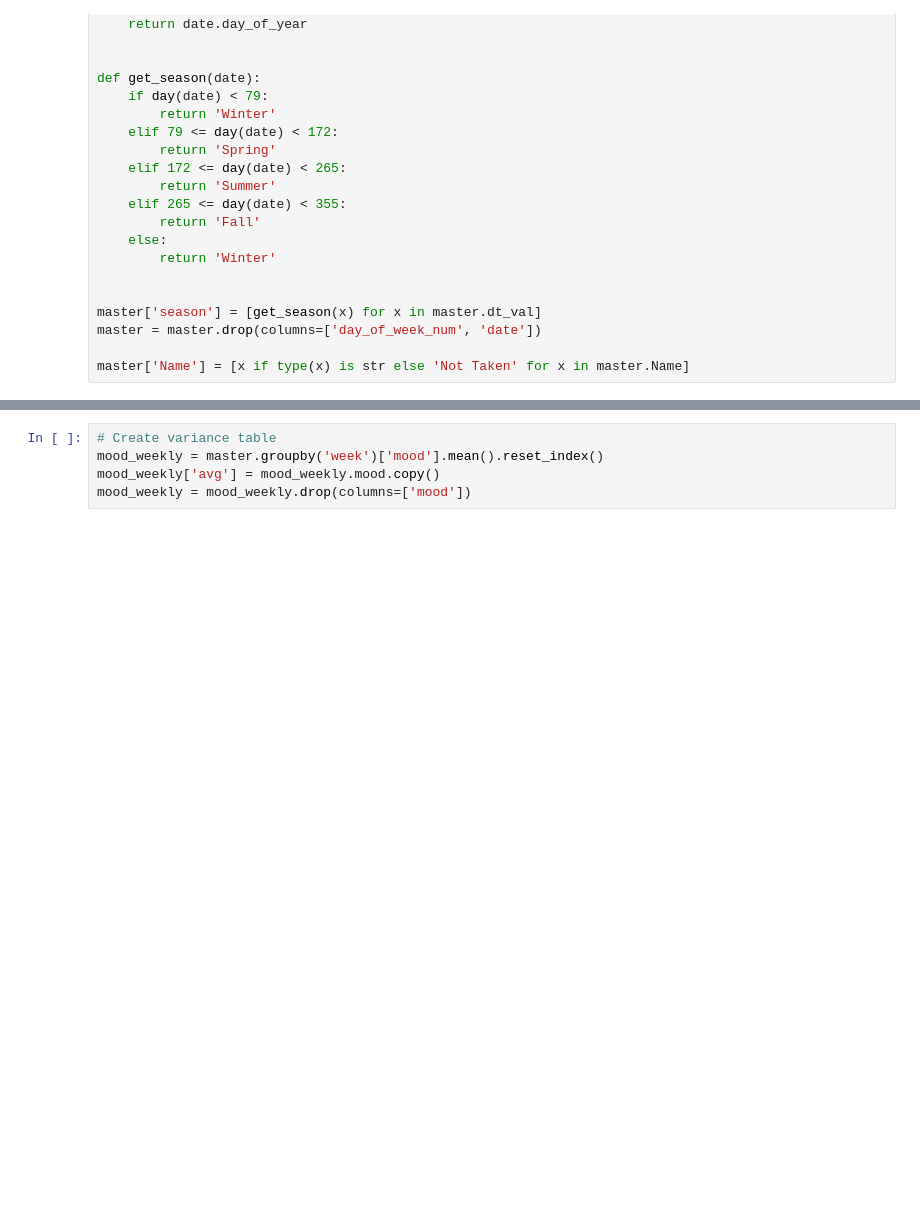
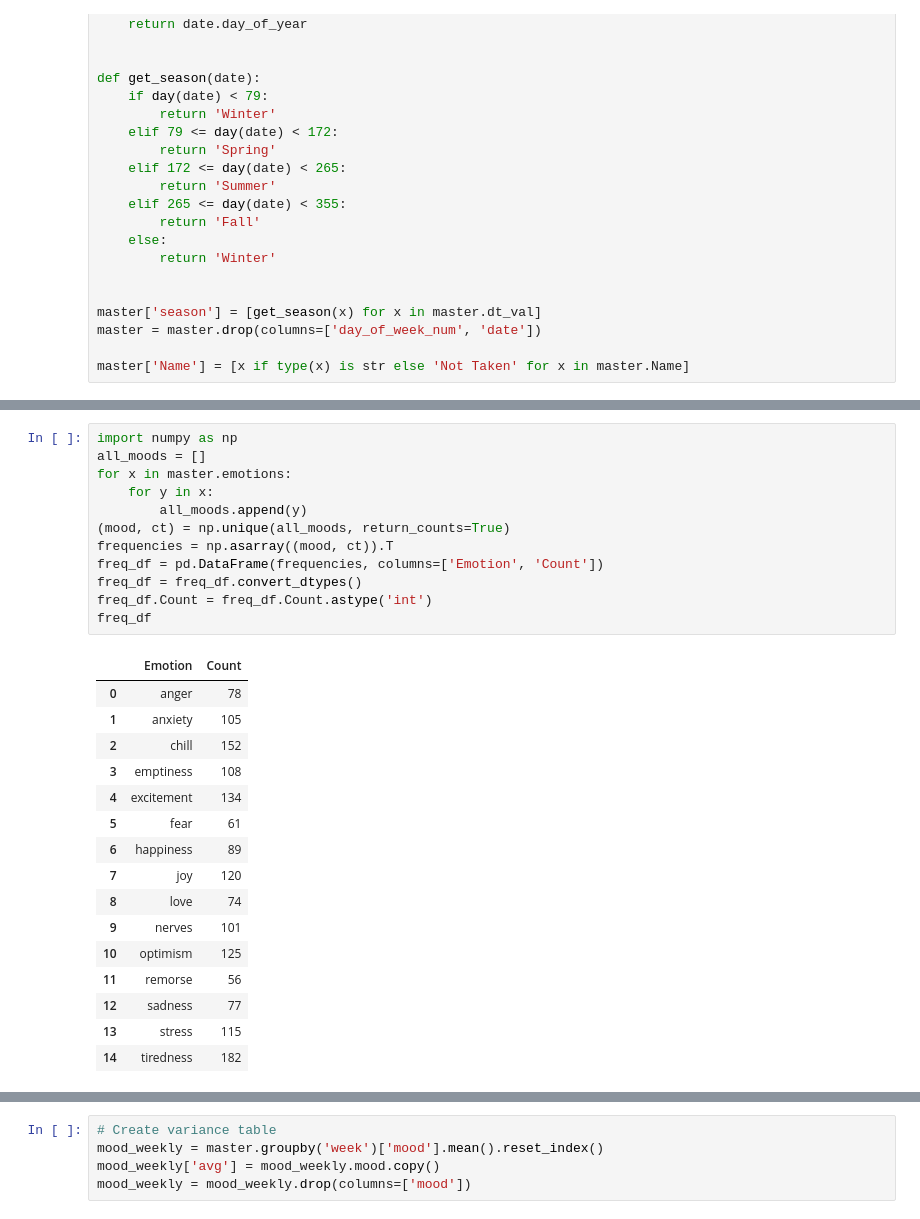
Before and after one commit to hainesdata/PersonalMHealthAnalysis, a Jupyter notebook: health.ipynb, the cells around one changed output, grey strips where cells are left out. Drawn from its saved outputs; the diff is of its cells as text; blank space fills up the shorter version.

```diff
--- a/health.ipynb
+++ b/health.ipynb
@@ -162,0 +164,29 @@ master
+# %%
+import numpy as np
+all_moods = []
+for x in master.emotions:
+    for y in x:
+        all_moods.append(y)
+(mood, ct) = np.unique(all_moods, return_counts=True)
+frequencies = np.asarray((mood, ct)).T
+freq_df = pd.DataFrame(frequencies, columns=['Emotion', 'Count'])
+freq_df = freq_df.convert_dtypes()
+freq_df.Count = freq_df.Count.astype('int')
+freq_df
+# %% [output]
+|  | Emotion | Count |
+| 0 | anger | 78 |
+| 1 | anxiety | 105 |
+| 2 | chill | 152 |
+| 3 | emptiness | 108 |
+| 4 | excitement | 134 |
+| 5 | fear | 61 |
+| 6 | happiness | 89 |
+| 7 | joy | 120 |
+| 8 | love | 74 |
+| 9 | nerves | 101 |
+| 10 | optimism | 125 |
+| 11 | remorse | 56 |
+| 12 | sadness | 77 |
+| 13 | stress | 115 |
+| 14 | tiredness | 182 |
```
Also changed, not shown: parts of 16 cells of this notebook.
